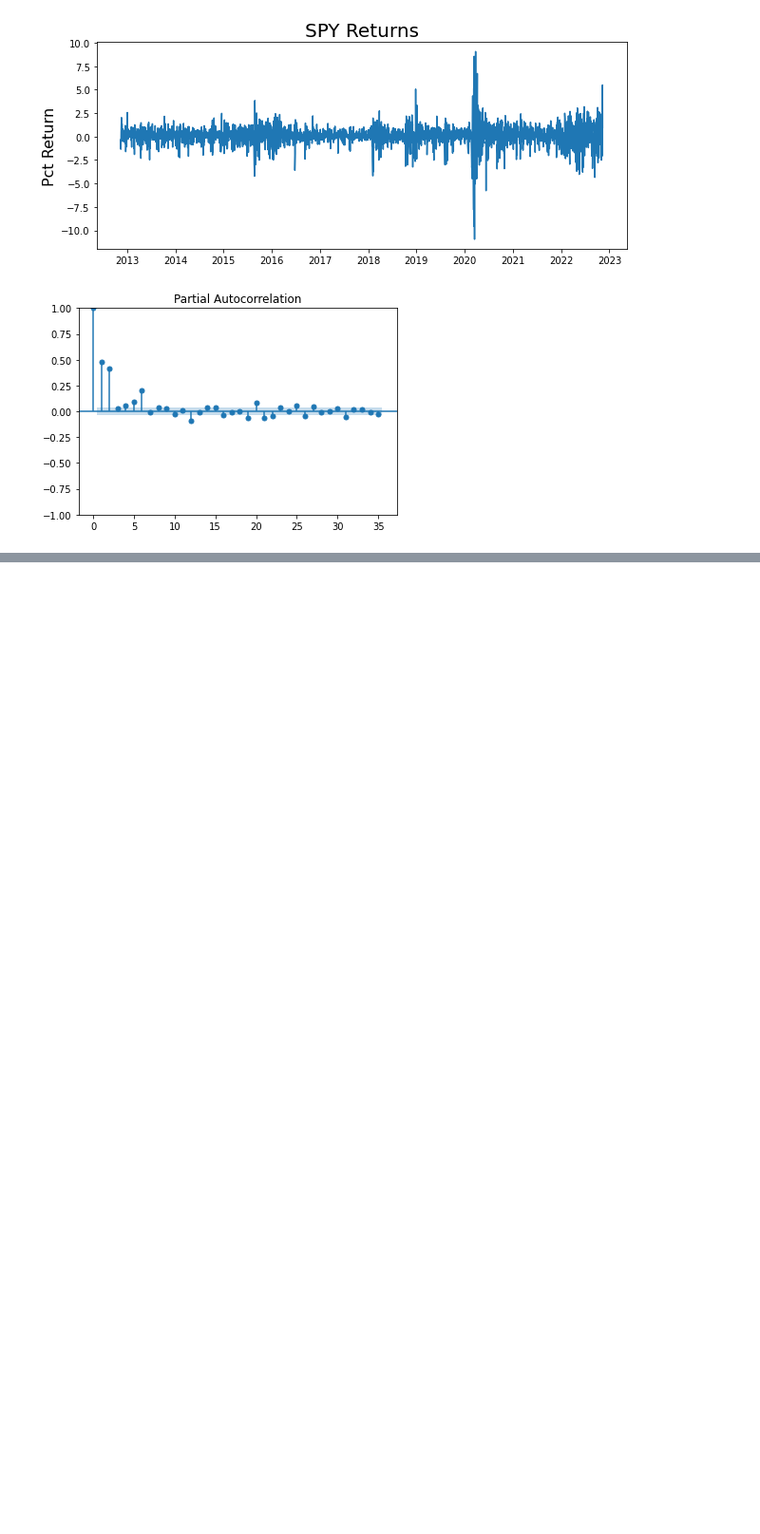
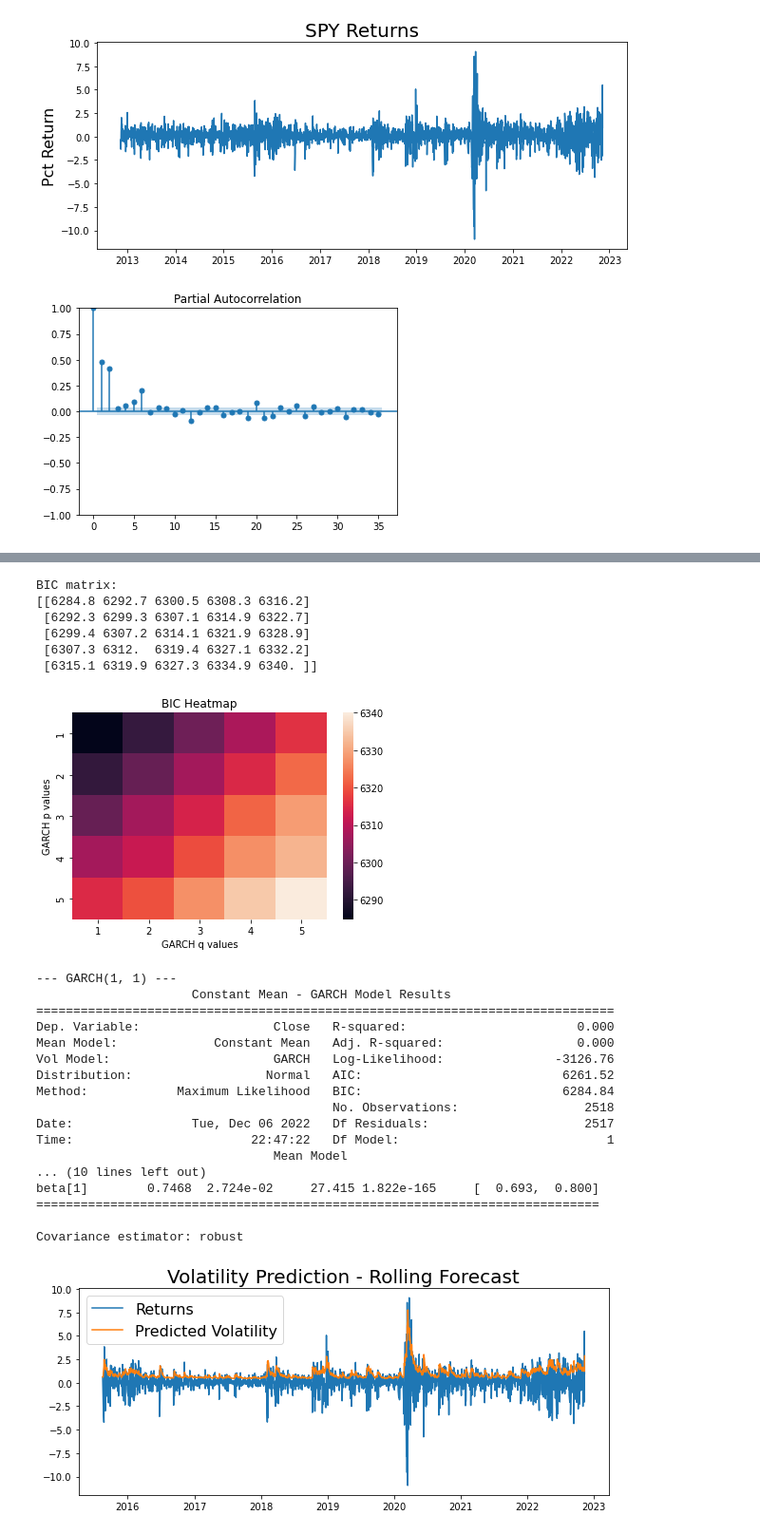
Before and after one commit to alexanderlerner/stats207project, a Jupyter notebook: garch_final.ipynb, the cells around one changed output, grey strips where cells are left out. Shown: that part at 95% size. Drawn from its saved outputs; the diff is of its cells as text; code cells hidden in the pictures; blank space fills up the shorter version.

```diff
--- a/garch_final.ipynb
+++ b/garch_final.ipynb
@@ -143,0 +193,28 @@ Covariance estimator: robust
+# %%
+train_metrics(returns=returns, model_type="GARCH", metric="BIC", max_p=5, max_q=5)
+# %% [output]
+BIC matrix:
+[[6284.8 6292.7 6300.5 6308.3 6316.2]
+ [6292.3 6299.3 6307.1 6314.9 6322.7]
+ [6299.4 6307.2 6314.1 6321.9 6328.9]
+ [6307.3 6312.  6319.4 6327.1 6332.2]
+ [6315.1 6319.9 6327.3 6334.9 6340. ]]
+[figure, added]
+--- GARCH(1, 1) ---
+                     Constant Mean - GARCH Model Results
+==============================================================================
+Dep. Variable:                  Close   R-squared:                       0.000
+Mean Model:             Constant Mean   Adj. R-squared:                  0.000
+Vol Model:                      GARCH   Log-Likelihood:               -3126.76
+Distribution:                  Normal   AIC:                           6261.52
+Method:            Maximum Likelihood   BIC:                           6284.84
+                                        No. Observations:                 2518
+Date:                Tue, Dec 06 2022   Df Residuals:                     2517
+Time:                        22:47:22   Df Model:                            1
+                                Mean Model
+... (10 lines left out)
+beta[1]        0.7468  2.724e-02     27.415 1.822e-165     [  0.693,  0.800]
+============================================================================
+
+Covariance estimator: robust
+[figure, added]
```
Also changed, not shown: parts of 27 cells of this notebook.
